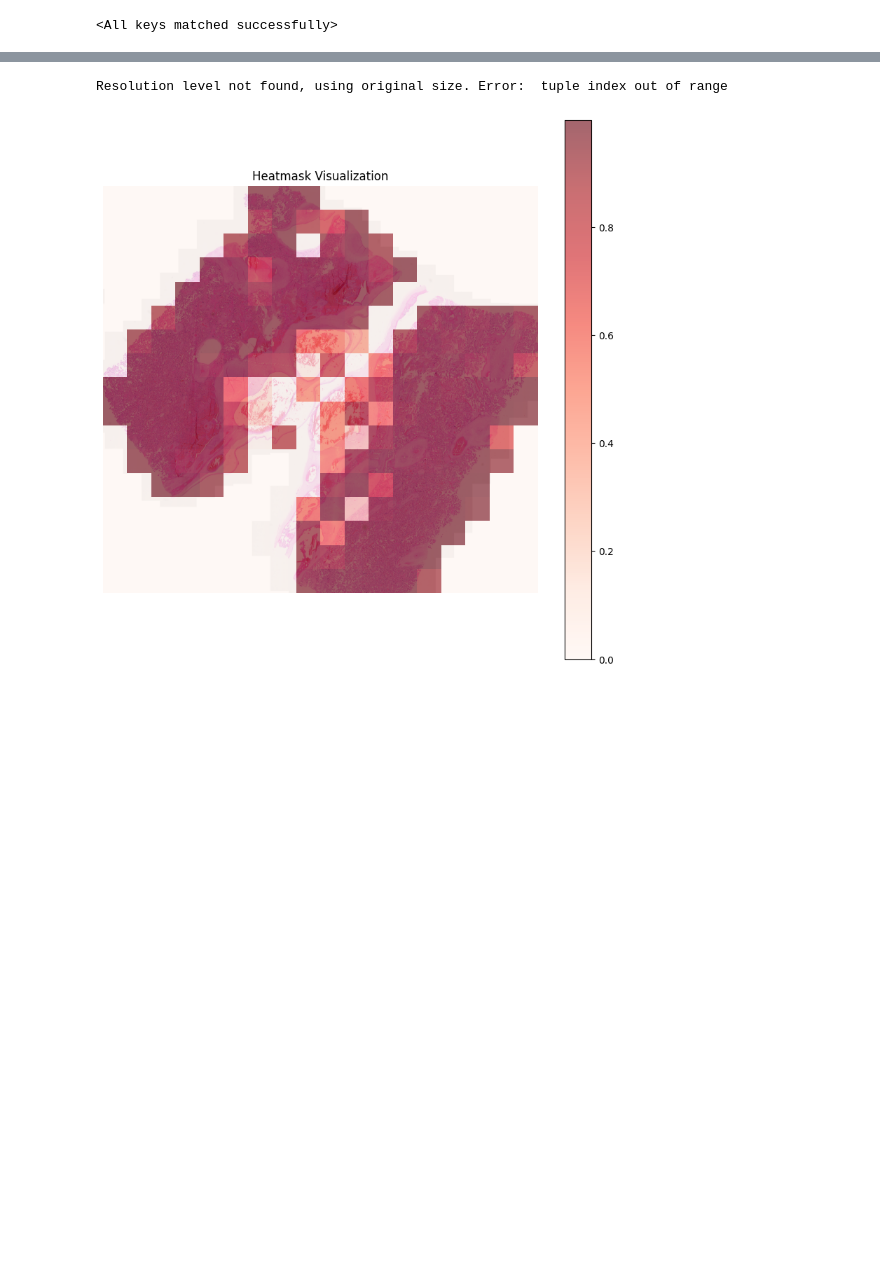
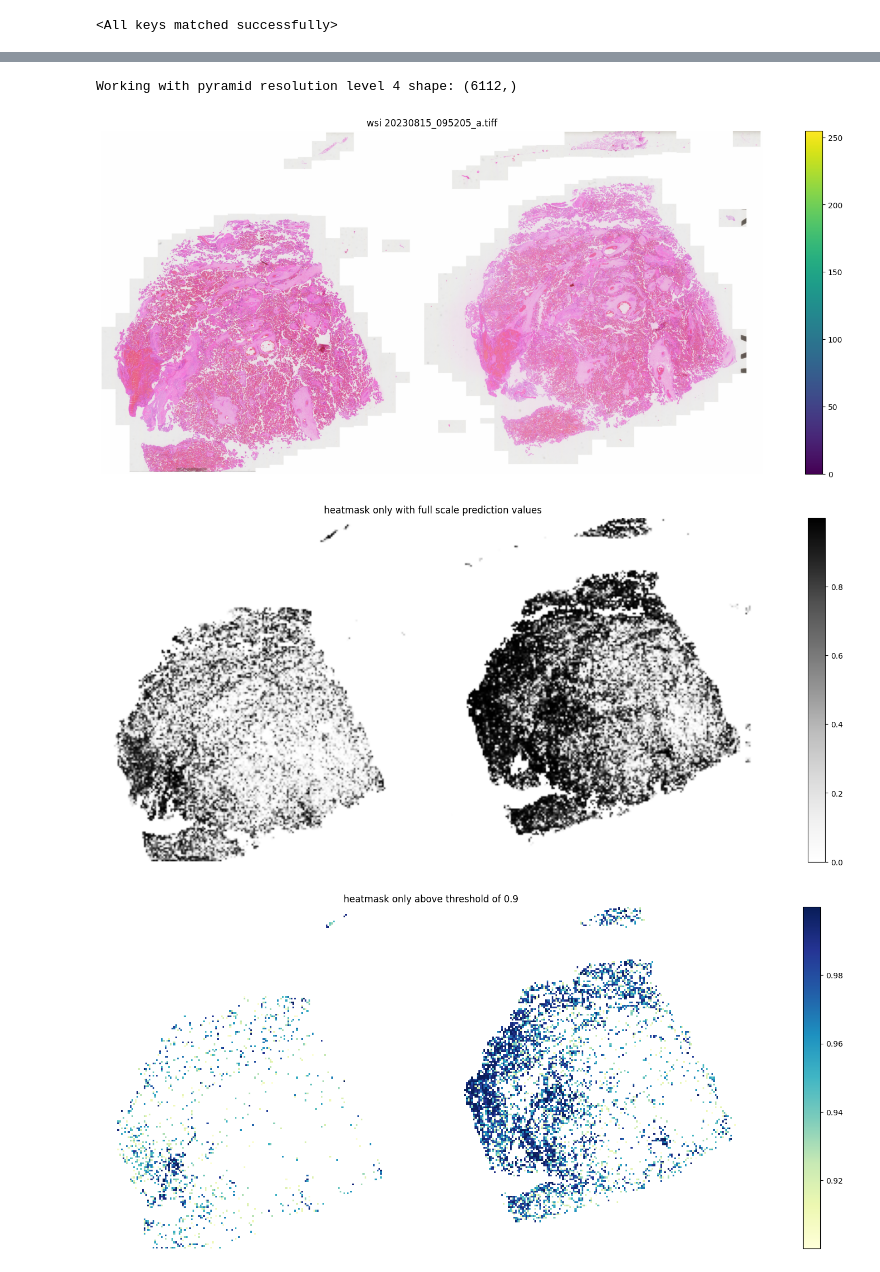
Before and after one commit to ph4s3r/cupid, a Jupyter notebook: slide-infer.ipynb, the cells around one changed output, grey strips where cells are left out. Drawn from its saved outputs; the diff is of its cells as text; code cells hidden in the pictures; blank space fills up the shorter version.

```diff
--- a/slide-infer.ipynb
+++ b/slide-infer.ipynb
@@ -73,7 +73,7 @@ Using cache found in /home/peet/.cache/torch/hub/moskomule_senet.pytorch_master
 ############
 
 tile_size = 500
-wsi_file = "/mnt/bigdata/placenta-old/h5mini/20230815_103309_b.tif"
+wsi_file = "/mnt/bigdata/placenta/wsi/20230815_095205_a.tiff"
 
 import matplotlib.pyplot as plt
 # from pathml.utils import plot_mask
@@ -113,7 +113,6 @@ labels:  None
 # %%
 # function to get tile keys and predictions for each slide #
 ############################################################
-import sys
 import numpy as np
 
 def infer(dataloader, model, slide_dim: tuple, tile_size = 500) -> dict():
@@ -136,7 +135,7 @@ def infer(dataloader, model, slide_dim: tuple, tile_size = 500) -> dict():
     model = model.to(device)
     model.eval()
 
-    # size of the heatmask is dim / tile_size
+    # heatmask array has 1 pixel per tile
     slide_dim_mini = (slide_dim[0]//tile_size, slide_dim[1]//tile_size)
     heatmask                = np.zeros(slide_dim_mini, dtype=np.float32)
     batch_predictions       = []
@@ -149,25 +148,23 @@ def infer(dataloader, model, slide_dim: tuple, tile_size = 500) -> dict():
             outputs = model(images)
             probabilities = torch.sigmoid(outputs)
             batch_predictions = probabilities[:, 1].cpu().numpy()
-            print("len(images): ", batch_size)
+            predictions.extend(batch_predictions)
 
             for i in range(batch_size):
                 tile_keys = labels_dict['tile_key'][i].split(",") # already at i index
                 tile_x = tile_keys[0][1:]
                 tile_y = tile_keys[1][:-1]
-                print(i, tile_keys, tile_x, tile_y, batch_predictions[i])
                 heatmask[int(tile_x)//tile_size, int(tile_y)//tile_size] = batch_predictions[i]
 
-
-    predictions.extend(batch_predictions)
     return predictions, heatmask
 
 preds, heatmask = infer(dataloader, model, slide_dim=pml_wsi.shape, tile_size = 500)
 
-np.set_printoptions(threshold=sys.maxsize)
-print(heatmask)
+# import sys
+# np.set_printoptions(threshold=sys.maxsize)
+# print(heatmask)
 
-threshold = 0.85
+threshold = 0.9
 positiles = int(sum(p for p in preds if p > threshold))
 print(f"with a treshold of {threshold}, {positiles} tiles of total {len(preds)} ({int(positiles / len(preds) * 100)}%) found to have an endpoint")
 # %% [output]
@@ -214,41 +214,74 @@ plt.show()
 # %%
-# display original wsi #
-########################
+# display heatmask on wsi #
+###########################
+import numpy.ma as ma
 
 try:
     resolution_level = 4   # 0 is the highest resolution, need to use the index of level_downsamples
     # dimensions are transposed!!! needed to invert.. (pml_wsi.slide.slide.level_dimensions[0][1], pml_wsi.slide.slide.level_dimensions[0][0]))
     region = pml_wsi.slide.extract_region(
         location=(0, 0),
         size=(pml_wsi.slide.slide.level_dimensions[resolution_level][1], pml_wsi.slide.slide.level_dimensions[resolution_level][0]),
         level=resolution_level
         )
     print("Working with pyramid resolution level", resolution_level, "shape:", region.shape[0:1])
 except Exception as e:
     print("Resolution level not found, using original size. Error: ", e)
     # dimensions are transposed!!! needed to invert.. (pml_wsi.slide.slide.level_dimensions[0][1], pml_wsi.slide.slide.level_dimensions[0][0]))
     region = pml_wsi.slide.extract_region(
         location=(0, 0),
         size=(pml_wsi.slide.slide.level_dimensions[0][1], pml_wsi.slide.slide.level_dimensions[0][0])
         )
 
 def customTile():
     return Tile(region, coords=(0, 0), name="testregion", slide_type=types.HE)
 
 tile = customTile()
 
-from PIL import Image
+# display original image only
+plt.figure(figsize=(20, 8))
+wsi_height, wsi_width = pml_wsi.shape
+extent = [0, wsi_width, wsi_height, 0]
+plt.imshow(region, extent=extent)
+plt.colorbar()
+plt.title(f'wsi {pml_wsi.name}')
+plt.axis('off')
+plt.show()
 
-plt.figure(figsize=(10, 10))
+# display heatmask with all values
+plt.figure(figsize=(20, 8))
+wsi_height, wsi_width = pml_wsi.shape
+extent = [0, wsi_width, wsi_height, 0]
+plt.imshow(heatmask, cmap='Greys', alpha=1, extent=extent, interpolation='hamming')
+plt.colorbar()
+plt.title('heatmask only with full scale prediction values')
+plt.axis('off')
+plt.show()
+
+# display heatmask with threshold
+plt.figure(figsize=(20, 8))
+wsi_height, wsi_width = pml_wsi.shape
+extent = [0, wsi_width, wsi_height, 0]
+thresholded_heatmask = ma.masked_outside(heatmask, threshold, 1)
+plt.imshow(thresholded_heatmask, cmap='YlGnBu', alpha=1, extent=extent, interpolation='nearest')
+plt.colorbar()
+plt.title(f'heatmask only above threshold of {threshold}')
+plt.axis('off')
+plt.show()
+
+# display heatmask drawn on wsi
+plt.figure(figsize=(20, 8))
 wsi_height, wsi_width = pml_wsi.shape
 # extent = [0, wsi_width, wsi_height, 0] ??? also works
 extent = [0, wsi_width, wsi_height, 0]
 plt.imshow(region, extent=extent)
-plt.imshow(heatmask, cmap='Reds', alpha=0.6, extent=extent, interpolation='nearest')
-plt.colorbar()  # To show the color scale
-plt.title('Heatmask Visualization')
-plt.axis('off')  # Turn off the axis
+plt.imshow(heatmask, cmap='Greys', alpha=0.7, extent=extent, interpolation='nearest')
+plt.colorbar()
+plt.title('heatmask overlay on wsi')
+plt.axis('off')
 plt.show()
 # %% [output]
-Resolution level not found, using original size. Error:  tuple index out of range
+Working with pyramid resolution level 4 shape: (6112,)
-[figure, old version]
+[figure, new version]
+[figure, added]
+[figure, added]
```
Also changed, not shown: parts of 6 cells of this notebook.
